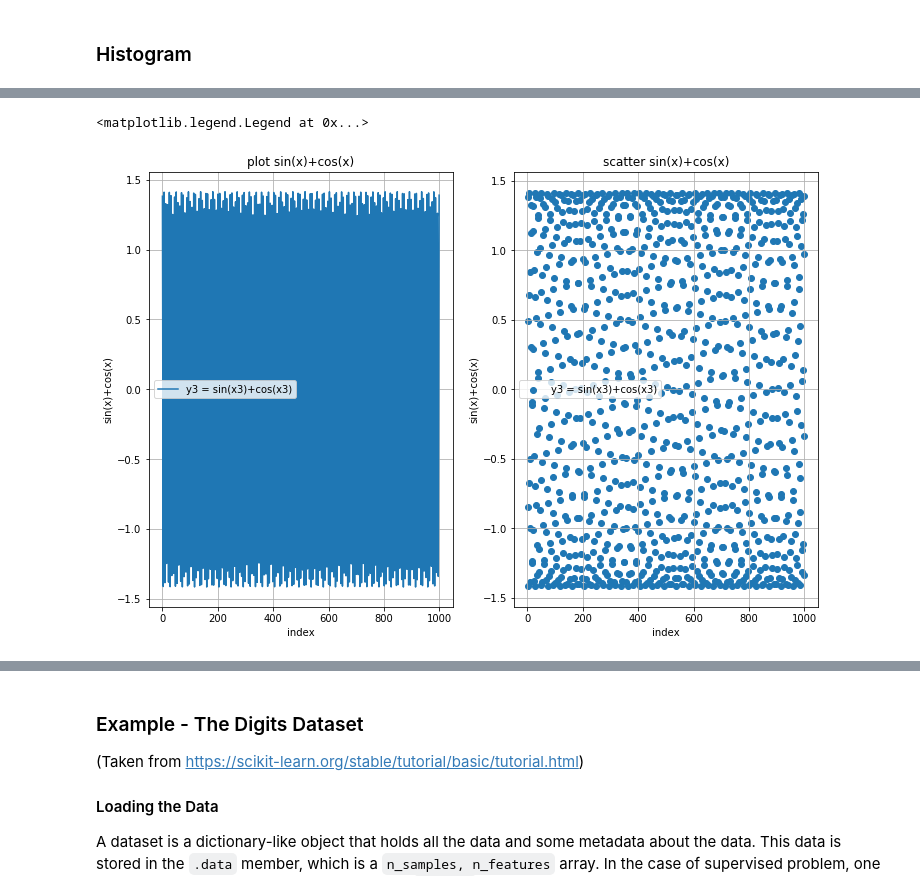
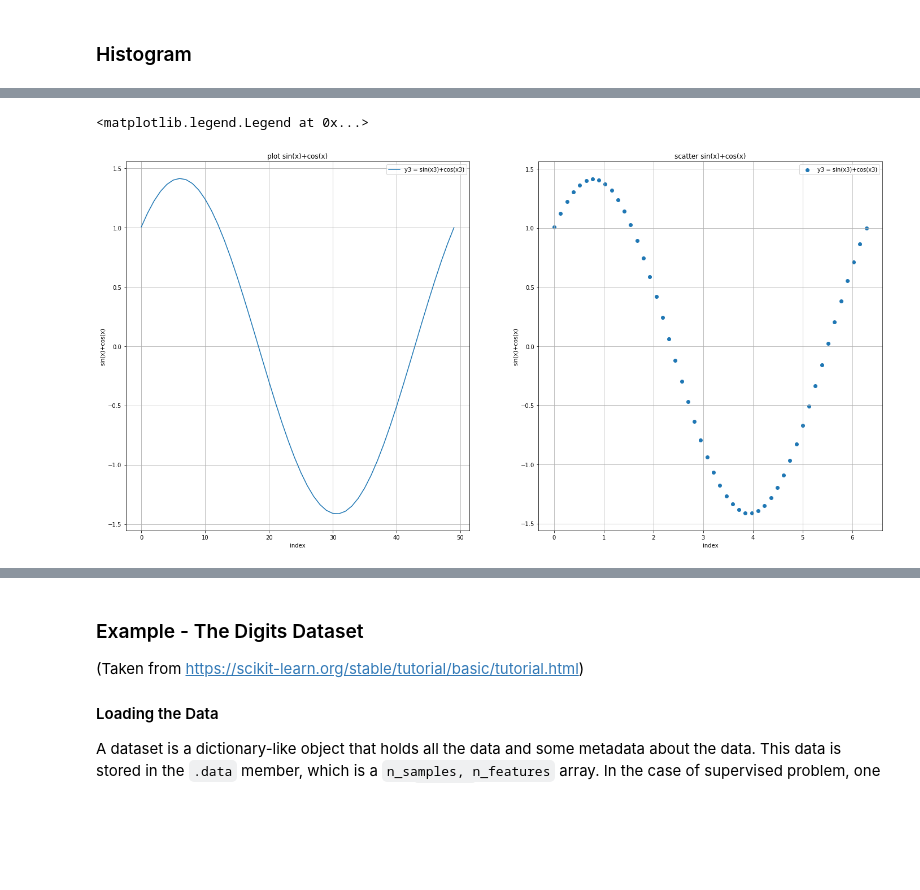
Before and after one commit to SaharCarmel/ComputerVision046746, a Jupyter notebook: HW0/ee046746_hw0_python_image_processing.ipynb, the cells around one changed output, grey strips where cells are left out. Cells and saved outputs as stored; diff of their text form; code cells hidden in the pictures; blank space fills up the shorter version.

```diff
--- a/HW0/ee046746_hw0_python_image_processing.ipynb
+++ b/HW0/ee046746_hw0_python_image_processing.ipynb
@@ -461,30 +465,27 @@ ax.grid()
 
 Create 1000 values using `linspace` and plot $sin(x) + cos(x)$ both as `plot` and `scatter` as 2 different subplots
 # %%
-"""
-Your Code Here
-"""
-x3 = np.linspace(1,1000,1000)
+x3 = np.linspace(1, 1000) * 2 * np.pi / 1000
 y3 = np.sin(x3)+np.cos(x3)
-fig = plt.figure(figsize=(12, 8)) # create a figure, just like in matlab
+fig = plt.figure(figsize=(24, 12)) # create a figure, just like in matlab
 ax = fig.add_subplot(1, 2 ,1) # create a subplot of certain size
 ax.plot(y3, label="y3 = sin(x3)+cos(x3)")
 ax.set_xlabel('index')
 ax.set_ylabel("sin(x)+cos(x)")
 ax.set_title("plot sin(x)+cos(x)")
 ax.grid()
 ax.legend()
 
 ax = fig.add_subplot(1,2,2)
 ax.scatter(x3, y3, label="y3 = sin(x3)+cos(x3)")
 ax.set_xlabel('index')
 ax.set_ylabel("sin(x)+cos(x)")
 ax.set_title("scatter sin(x)+cos(x)")
 ax.grid()
 ax.legend()
 # %% [output]
 <matplotlib.legend.Legend at 0x...>
-[figure, old version]
+[figure, new version]
 # %% [markdown]
 ## <img src="https://img.icons8.com/cotton/64/000000/artificial-intelligence.png" style="height:50px;display:inline"> Scikit-Learn
 ---
```
Also changed, not shown: parts of 19 cells of this notebook.
